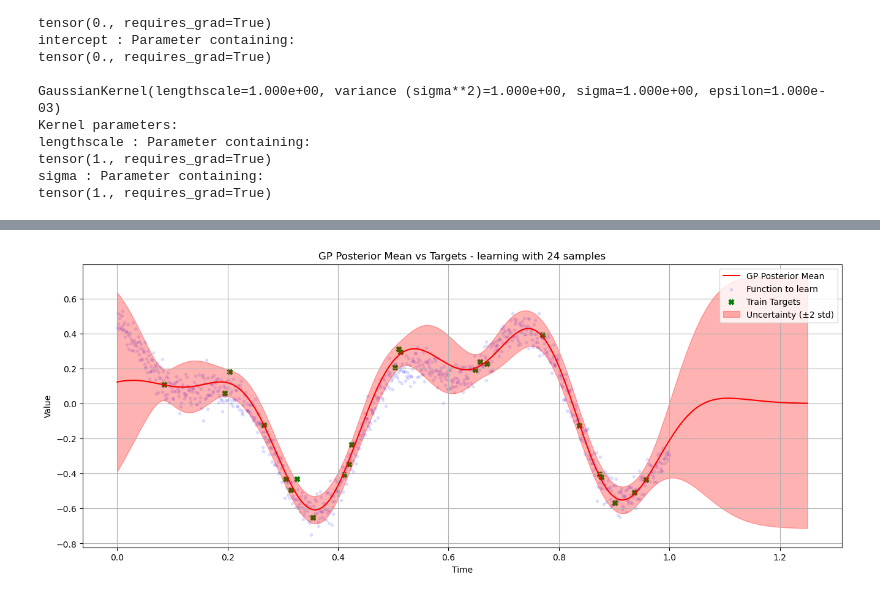
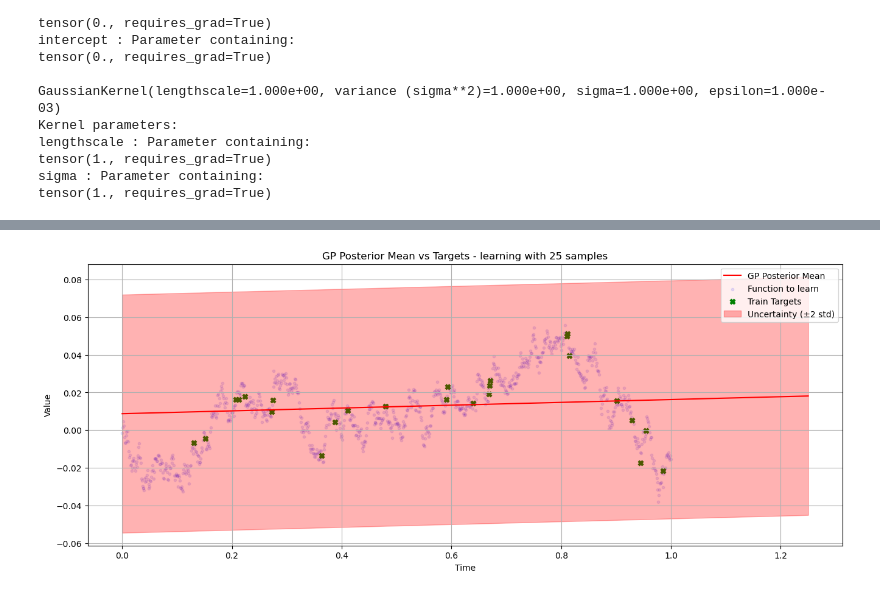
Before and after one commit to BenjaminDeporte/MVA_Stage, a Jupyter notebook: libs/TEST_train_GP_maison.ipynb, the cells around one changed output, grey strips where cells are left out. Drawn from its saved outputs; the diff is of its cells as text; code cells hidden in the pictures.

Commit message:
fixed predictions avec mean function non nulle

```diff
--- a/libs/TEST_train_GP_maison.ipynb
+++ b/libs/TEST_train_GP_maison.ipynb
@@ -153,21 +153,23 @@ sigma : Parameter containing:
 tensor(1., requires_grad=True)
 # %%
 # fonction simple
+# a = -2.0
+# b = +3.0
 # times = torch.linspace(0, 1, n_steps).unsqueeze(0).to(device)  # (1, n_steps)
-# targets = times * torch.sin(8 * 2 * torch.pi * times).to(device)  # (1, n_steps)
+# targets = times * torch.sin(8 * 2 * torch.pi * times).to(device)  + a * times + b # (1, n_steps)
 
 # sample sinusoïdes compliquées
-id = np.random.randint(0, cutoff)
-times = torch.linspace(0, 1, n_steps).unsqueeze(0).to(device)  # (1, n_steps)
-targets = torch.tensor(X_train[id,:]).unsqueeze(0).to(device)  # (1, n_steps)
+# id = np.random.randint(0, cutoff)
+# times = torch.linspace(0, 1, n_steps).unsqueeze(0).to(device)  # (1, n_steps)
+# targets = torch.tensor(X_train[id,:]).unsqueeze(0).to(device)  # (1, n_steps)
 
 # Brownian motion
-# times = torch.linspace(0, 1, n_steps).unsqueeze(0).to(device)  # (1, n_steps)
-# delta_t = torch.tensor(1.0 / n_steps)
-# sigma = torch.tensor(0.1)
-# targets = torch.cumsum(sigma * torch.sqrt(delta_t) * torch.randn(1, n_steps), dim=1).to(device)  # (1, n_steps)
+times = torch.linspace(0, 1, n_steps).unsqueeze(0).to(device)  # (1, n_steps)
+delta_t = torch.tensor(1.0 / n_steps)
+sigma = torch.tensor(0.1)
+targets = torch.cumsum(sigma * torch.sqrt(delta_t) * torch.randn(1, n_steps), dim=1).to(device)  # (1, n_steps)
 # %%
-N_SAMPLES = np.random.randint(1, 30)  # random number of samples between 1 and 30
+N_SAMPLES = np.random.randint(15, 30)  # random number of samples between 1 and 30
 idx = np.random.choice(N_POINTS, N_SAMPLES, replace=False)
 train_times = times[:, idx]  # (1, N_SAMPLES)
 train_targets = targets[:, idx]  # (1, N_SAMPLES)
@@ -351,7 +317,8 @@ k_2_1, _ = kernel(all_times, train_times)  # (1, N_POINTS, N)
 k_1_2 = k_2_1.transpose(-1, -2)  # (1, N, N_POINTS)
 k_2_2, _ = kernel(all_times, all_times)  # (1, N_POINTS, N_POINTS)
 
-posterior_mean = k_2_1 @ (torch.linalg.inv(k_1_1) @ train_targets.unsqueeze(-1))  # (1, N_POINTS)
+# posterior mean dans le cas général, cad GPMean a priori non nul
+posterior_mean =  mean(all_times).unsqueeze(-1) + k_2_1 @ (torch.linalg.inv(k_1_1) @ (train_targets-mean(train_times)).unsqueeze(-1))  # (1, N_POINTS)
 posterior_cov = k_2_2 - k_2_1 @ torch.linalg.solve(k_1_1, k_1_2)  # (1, N_POINTS, N_POINTS)
 
 # instantiate the GP posterior with the posterior mean and covariance
@@ -359,22 +326,22 @@ gp_posterior = torch.distributions.MultivariateNormal(posterior_mean.squeeze(-1)
 # %%
 # sample from the posterior and display the predictions
 
-preds = gp_posterior.sample()  # (1, N_POINTS)
+# preds = gp_posterior.sample()  # (1, N_POINTS)
 
 fig, axs = plt.subplots(1, 1, figsize=(16, 6))
 
 axs.plot(all_times.cpu().numpy().squeeze(), posterior_mean.squeeze().detach().cpu().numpy(), color='red', label='GP Posterior Mean')
 axs.scatter(times.cpu().numpy().squeeze(), targets.cpu().numpy().squeeze(), color='blue', alpha=0.10, marker='.', label='Function to learn')
 axs.scatter(train_times.cpu().numpy().squeeze(), train_targets.cpu().numpy().squeeze(), color='green', marker='X', label='Train Targets')
 axs.fill_between(all_times.cpu().numpy().squeeze(),
                  (posterior_mean.squeeze().detach().cpu().numpy() - 2 * np.sqrt(torch.diagonal(posterior_cov, dim1=-2, dim2=-1).squeeze().detach().cpu().numpy())),
                  (posterior_mean.squeeze().detach().cpu().numpy() + 2 * np.sqrt(torch.diagonal(posterior_cov, dim1=-2, dim2=-1).squeeze().detach().cpu().numpy())),
                  color='red', alpha=0.3, label='Uncertainty (±2 std)')
 plt.legend()
 plt.title(f"GP Posterior Mean vs Targets - learning with {N_SAMPLES} samples")
 plt.xlabel("Time")
 plt.ylabel("Value")
 plt.grid(True)
 plt.show()
 # %% [output]
-[figure, old version]
+[figure, new version]
```
Also changed, not shown: parts of 7 cells of this notebook.
